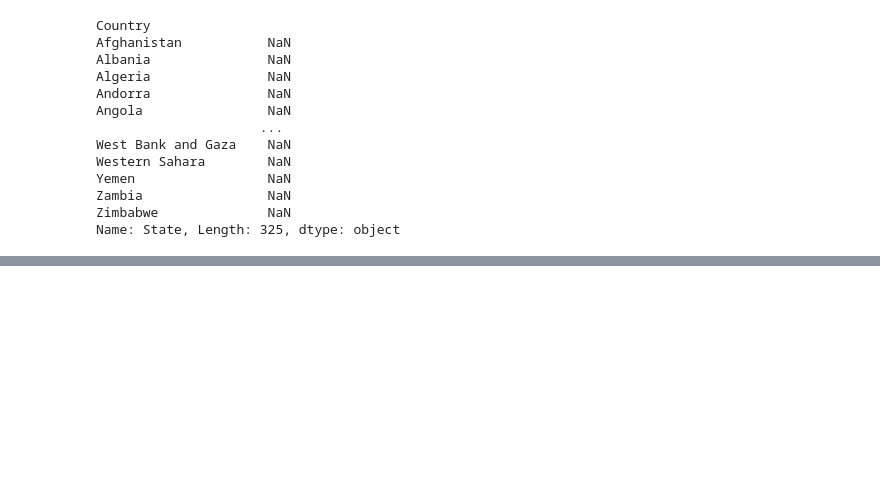
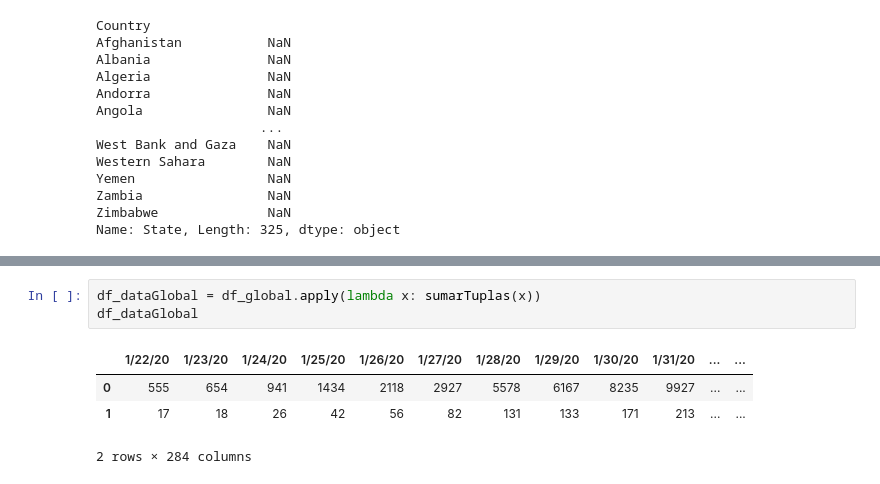
Before and after one commit to Scoowy/PythonLuisa, a Jupyter notebook: proyecto-final-a-lfbermeo-main/notes/ExtraccionDatos.ipynb, the cells around one changed output, grey strips where cells are left out. Drawn from its saved outputs; the diff is of its cells as text; blank space fills up the shorter version.

```diff
--- a/proyecto-final-a-lfbermeo-main/notes/ExtraccionDatos.ipynb
+++ b/proyecto-final-a-lfbermeo-main/notes/ExtraccionDatos.ipynb
@@ -220,0 +263,8 @@ Name: State, Length: 325, dtype: object
+# %%
+df_dataGlobal = df_global.apply(lambda x: sumarTuplas(x))
+df_dataGlobal
+# %% [output]
+|  | 1/22/20 | 1/23/20 | 1/24/20 | 1/25/20 | 1/26/20 | 1/27/20 | 1/28/20 | 1/29/20 | 1/30/20 | 1/31/20 | ... | ... |
+| 0 | 555 | 654 | 941 | 1434 | 2118 | 2927 | 5578 | 6167 | 8235 | 9927 | ... | ... |
+| 1 | 17 | 18 | 26 | 42 | 56 | 82 | 131 | 133 | 171 | 213 | ... | ... |
+2 rows × 284 columns
```
Also changed, not shown: parts of 11 cells of this notebook, 6 other files.
